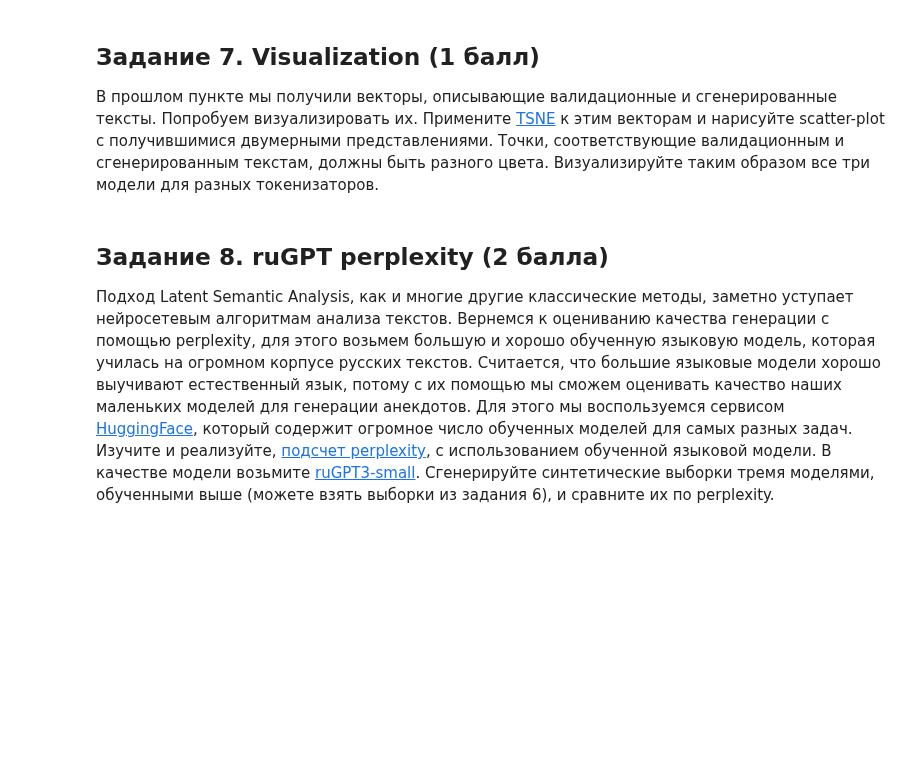
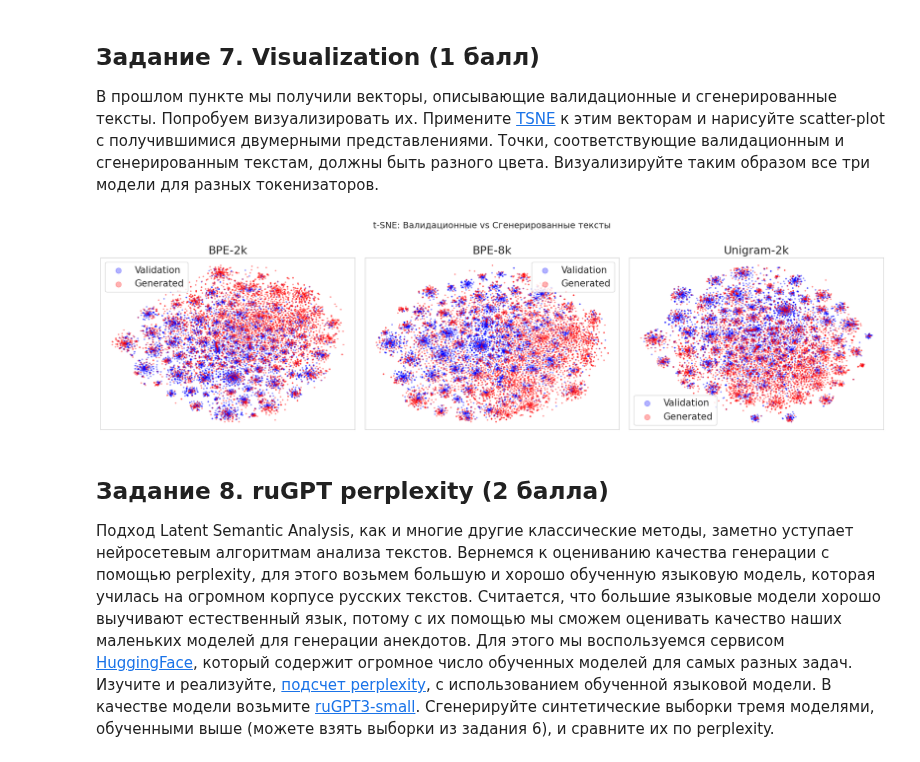
Before and after one commit to yemtsovaanna-alt/RNN_correct, a Jupyter notebook: RNN_1.ipynb, the cells around one changed output. Saved outputs shown, nothing was run; the diff lists cells and outputs as text; code cells hidden in the pictures; blank space fills up the shorter version.

```diff
--- a/RNN_1.ipynb
+++ b/RNN_1.ipynb
@@ -129,7 +707,42 @@ for prefix in ["", "купил мужик шляпу,", "сел медведь
 
 В прошлом пункте мы получили векторы, описывающие валидационные и сгенерированные тексты. Попробуем визуализировать их. Примените [TSNE](https://scikit-learn.org/stable/modules/generated/sklearn.manifold.TSNE.html) к этим векторам и нарисуйте scatter-plot с получившимися двумерными представлениями. Точки, соответствующие валидационным и сгенерированным текстам, должны быть разного цвета. Визуализируйте таким образом все три модели для разных токенизаторов.
 # %%
-# YOUR CODE HERE (⊃｡•́‿•̀｡)⊃━✿✿✿✿✿✿
+from sklearn.manifold import TSNE
+import matplotlib.pyplot as plt
+
+
+def get_lsa_embeddings(val_texts, gen_texts, n_components=100):
+    corpus = val_texts + gen_texts
+    n_val = len(val_texts)
+    tfidf = TfidfVectorizer()
+    tfidf_matrix = tfidf.fit_transform(corpus)
+    svd = TruncatedSVD(n_components=min(n_components, tfidf_matrix.shape[1] - 1))
+    embeddings = svd.fit_transform(tfidf_matrix)
+    return embeddings[:n_val], embeddings[n_val:]
+
+
+fig, axes = plt.subplots(1, 3, figsize=(18, 5))
+
+for ax, (name, (model, vset)) in zip(axes, models_dict.items()):
+    val_texts_rt = roundtrip_texts(vset.texts, vset.sp_model)
+    gen_texts = generated_texts_dict[name]
+    val_emb, gen_emb = get_lsa_embeddings(val_texts_rt, gen_texts)
+    combined = np.vstack([val_emb, gen_emb])
+    tsne = TSNE(n_components=2, random_state=42, perplexity=30)
+    coords = tsne.fit_transform(combined)
+    n_val = len(val_emb)
+    ax.scatter(coords[:n_val, 0], coords[:n_val, 1], s=3, alpha=0.3, label='Validation', c='blue')
+    ax.scatter(coords[n_val:, 0], coords[n_val:, 1], s=3, alpha=0.3, label='Generated', c='red')
+    ax.set_title(name)
+    ax.legend(markerscale=5)
+    ax.set_xticks([])
+    ax.set_yticks([])
+
+plt.suptitle('t-SNE: Валидационные vs Сгенерированные тексты', fontsize=14)
+plt.tight_layout()
+plt.show()
+# %% [output]
+[figure, added]
 # %% [markdown]
 ## Задание 8. ruGPT perplexity (2 балла)
 
```
Also changed, not shown: parts of 15 cells of this notebook, 6 other files.
